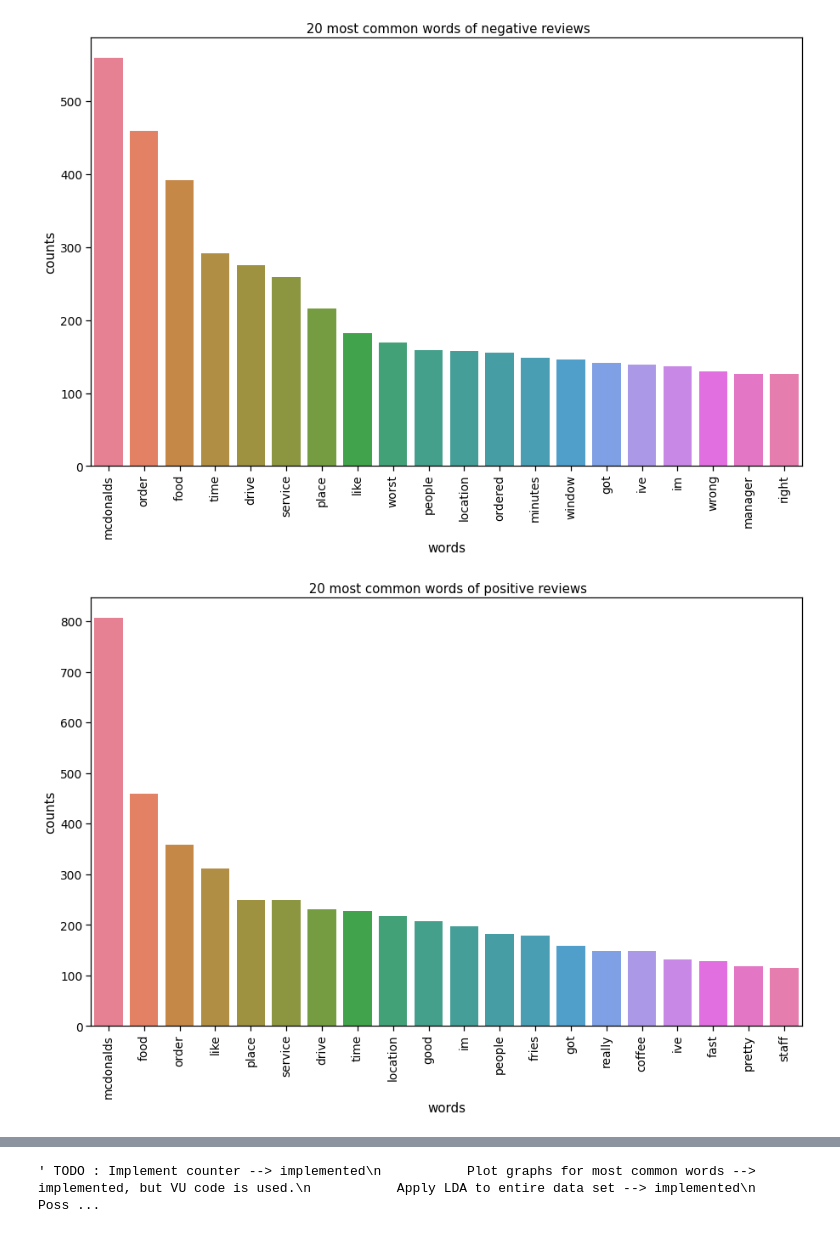
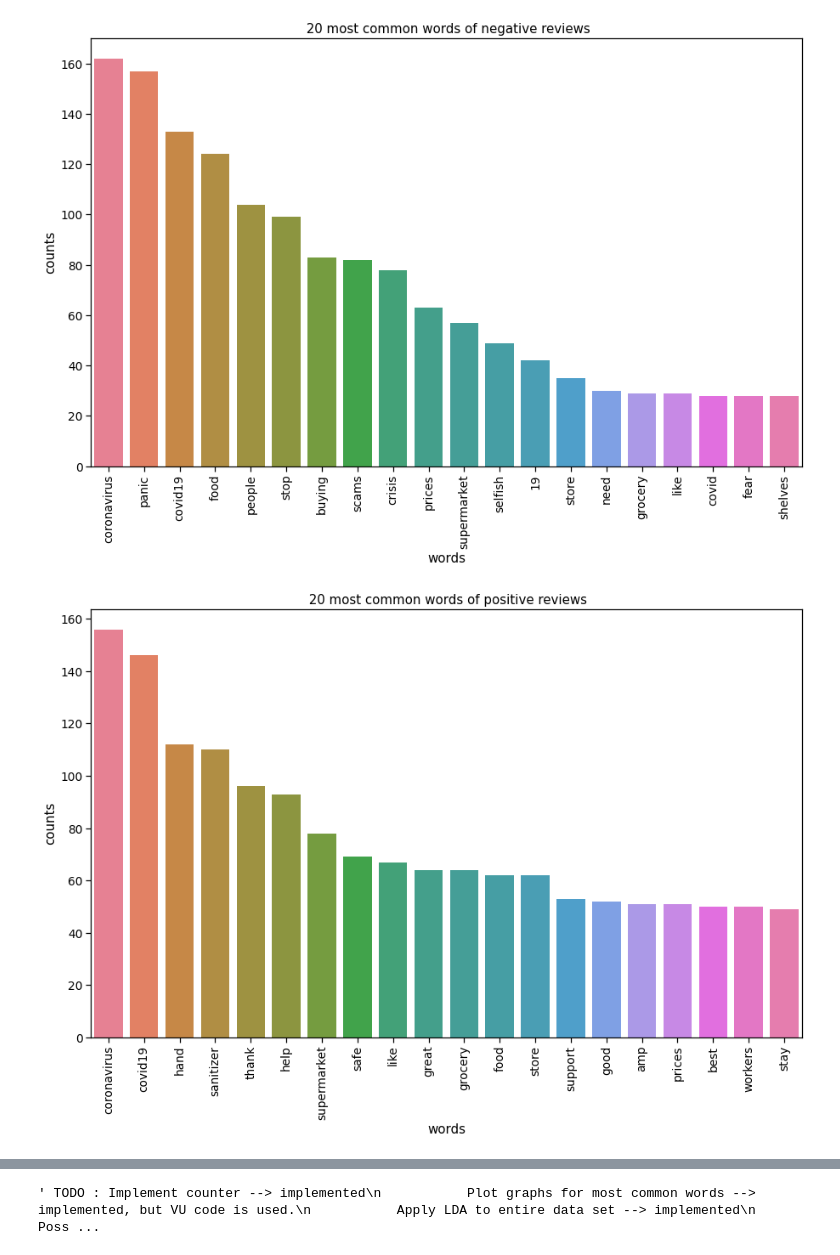
Before and after one commit to MichM072/Text_mining_project, a Jupyter notebook: notebook_project.ipynb, the cells around one changed output, grey strips where cells are left out. Cells and saved outputs as stored; diff of their text form; code cells hidden in the pictures.

```diff
--- a/notebook_project.ipynb
+++ b/notebook_project.ipynb
@@ -111,14 +126,14 @@ Name: tokenized-review, dtype: object
 # %%
 from vaderSentiment.vaderSentiment import SentimentIntensityAnalyzer
 analyzer = SentimentIntensityAnalyzer()
-csv['compound'] = [analyzer.polarity_scores(x)['compound'] for x in
-csv["review"]]
-csv['neg'] = [analyzer.polarity_scores(x)['neg'] for x in
-csv["review"]]
-csv['neu'] = [analyzer.polarity_scores(x)['neu'] for x in
-csv["review"]]
-csv['pos'] = [analyzer.polarity_scores(x)['pos'] for x in
-csv["review"]]
+corona_csv['compound'] = [analyzer.polarity_scores(x)['compound'] for x in
+corona_csv["OriginalTweet"]]
+corona_csv['neg'] = [analyzer.polarity_scores(x)['neg'] for x in
+corona_csv["OriginalTweet"]]
+corona_csv['neu'] = [analyzer.polarity_scores(x)['neu'] for x in
+corona_csv["OriginalTweet"]]
+corona_csv['pos'] = [analyzer.polarity_scores(x)['pos'] for x in
+corona_csv["OriginalTweet"]]
 
-csv
+corona_csv.head(20)
 # %% [output]
@@ -138,8 +157,8 @@ csv
 # %%
 # categorize reviews as expected negatieve or positive
 
-csv['evaluation'] = csv[['neg','pos']].idxmax(axis=1)
+corona_csv['evaluation'] = corona_csv[['neg','pos','neu']].idxmax(axis=1)
 
-print(csv['evaluation'].value_counts())
-csv.head(5)
+print(corona_csv['evaluation'].value_counts())
+corona_csv.head(5)
 # %% [output]
@@ -181,8 +203,8 @@ def match_strings(original_list, comparison_list):
             content.append(token)
     return content
 # %%
-reviews['opinion_words'] = [match_strings(x, opinion_words) for x in reviews['tokenized-review']]
-reviews['positive_opinion_words'] = [match_strings(x, positive_words) for x in reviews['tokenized-review']]
-reviews['negative_opinion_words'] = [match_strings(x, negative_words) for x in reviews['tokenized-review']]
-reviews.head()
+corona_csv['opinion_words'] = [match_strings(x, opinion_words) for x in corona_csv["OriginalTweet-lemmatized"]]
+corona_csv['positive_opinion_words'] = [match_strings(x, positive_words) for x in corona_csv["OriginalTweet-lemmatized"]]
+corona_csv['negative_opinion_words'] = [match_strings(x, negative_words) for x in corona_csv["OriginalTweet-lemmatized"]]
+corona_csv.head()
 # %% [output]
@@ -195,6 +217,6 @@ reviews.head()
 # %%
-negative_reviews = reviews.loc[reviews['evaluation'] == 'neg']
-positive_reviews = reviews.loc[reviews['evaluation'] == 'pos']
+negative_tweets = corona_csv.loc[corona_csv['evaluation'] == 'neg']
+positive_tweets = corona_csv.loc[corona_csv['evaluation'] == 'pos']
 
-negative_reviews.head()
+negative_tweets.head()
 # %% [output]
@@ -281,15 +303,15 @@ plot_n_most_common_words(count_data, count_vectorizer, 20, 'all')
 # %%
 # Fit and transform the processed titles
 count_vectorizer_negative = CountVectorizer(stop_words='english')
-count_data_negative = count_vectorizer_negative.fit_transform(negative_reviews['review'])
+count_data_negative = count_vectorizer_negative.fit_transform(negative_tweets['OriginalTweet'])
 plot_n_most_common_words(count_data_negative, count_vectorizer_negative, 20, 'negative')
 
 count_vectorizer_positive = CountVectorizer(stop_words='english')
-count_data_positive = count_vectorizer_positive.fit_transform(positive_reviews['review'])
+count_data_positive = count_vectorizer_positive.fit_transform(positive_tweets['OriginalTweet'])
 plot_n_most_common_words(count_data_positive, count_vectorizer_positive, 20, 'positive')
 # %% [output]
-[figure, old version]
+[figure, new version]
-[figure, old version]
+[figure, new version]
 # %%
 class LDA_constructor():
 
```
Also changed, not shown: parts of 17 cells of this notebook, 2 other files.
